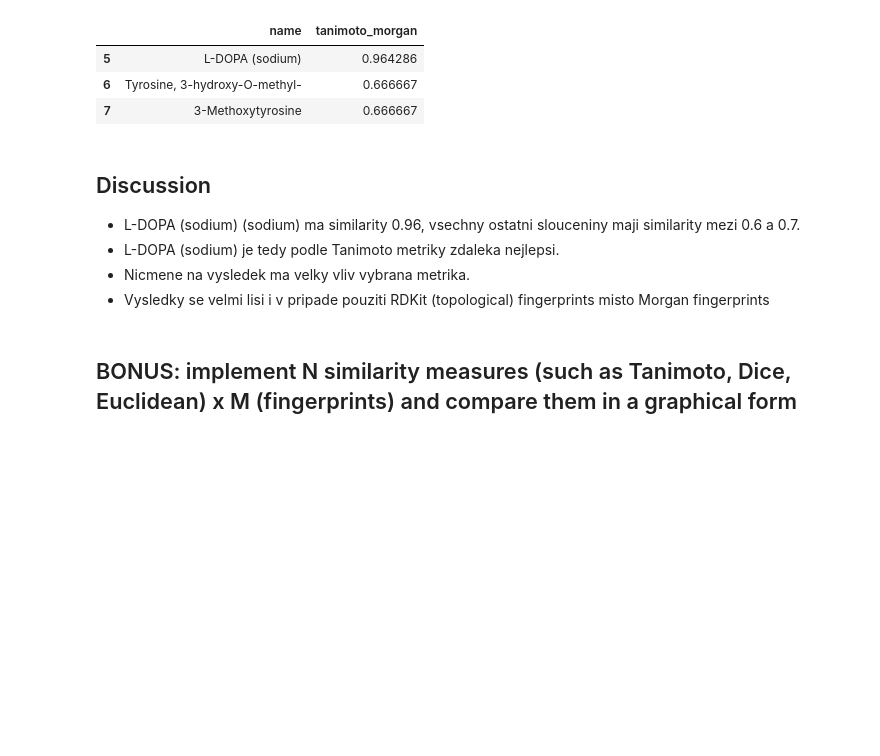
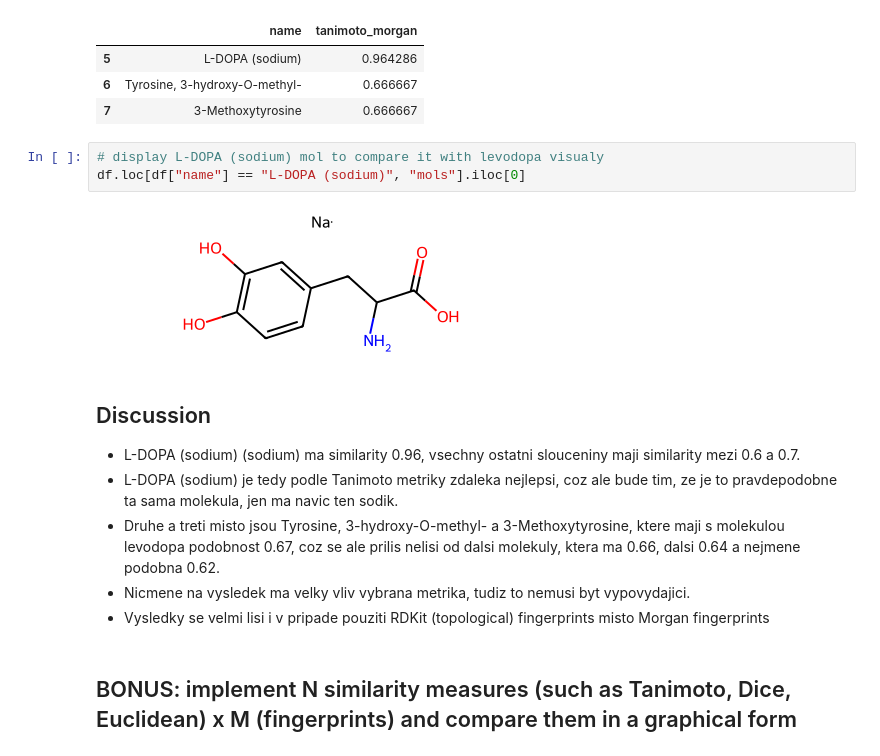
Before and after one commit to pulcovamon/chemoinformatics-assigments, a Jupyter notebook: programming_assigment_1.ipynb, the cells around one changed output. Drawn from its saved outputs; the diff is of its cells as text; blank space fills up the shorter version.

```diff
--- a/programming_assigment_1.ipynb
+++ b/programming_assigment_1.ipynb
@@ -75,11 +75,17 @@ df[["name", "tanimoto_morgan"]].head(3)
 | 5 | L-DOPA (sodium) | 0.964286 |
 | 6 | Tyrosine, 3-hydroxy-O-methyl- | 0.666667 |
 | 7 | 3-Methoxytyrosine | 0.666667 |
+# %%
+# display L-DOPA (sodium) mol to compare it with levodopa visualy
+df.loc[df["name"] == "L-DOPA (sodium)", "mols"].iloc[0]
+# %% [output]
+[figure, added]
 # %% [markdown]
 ## Discussion
 - L-DOPA (sodium) (sodium) ma similarity 0.96, vsechny ostatni slouceniny maji similarity mezi 0.6 a 0.7.
-- L-DOPA (sodium) je tedy podle Tanimoto metriky zdaleka nejlepsi.
-- Nicmene na vysledek ma velky vliv vybrana metrika.
+- L-DOPA (sodium) je tedy podle Tanimoto metriky zdaleka nejlepsi, coz ale bude tim, ze je to pravdepodobne ta sama molekula, jen ma navic ten sodik.
+- Druhe a treti misto jsou Tyrosine, 3-hydroxy-O-methyl- a 3-Methoxytyrosine, ktere maji s molekulou levodopa podobnost 0.67, coz se ale prilis nelisi od dalsi molekuly, ktera ma 0.66, dalsi 0.64 a nejmene podobna 0.62.
+- Nicmene na vysledek ma velky vliv vybrana metrika, tudiz to nemusi byt vypovydajici.
 - Vysledky se velmi lisi i v pripade pouziti RDKit (topological) fingerprints misto Morgan fingerprints
 # %% [markdown]
 ## BONUS: implement N similarity measures (such as Tanimoto, Dice, Euclidean) x M (fingerprints) and compare them in a graphical form
```
Also changed, not shown: parts of 5 cells of this notebook.
